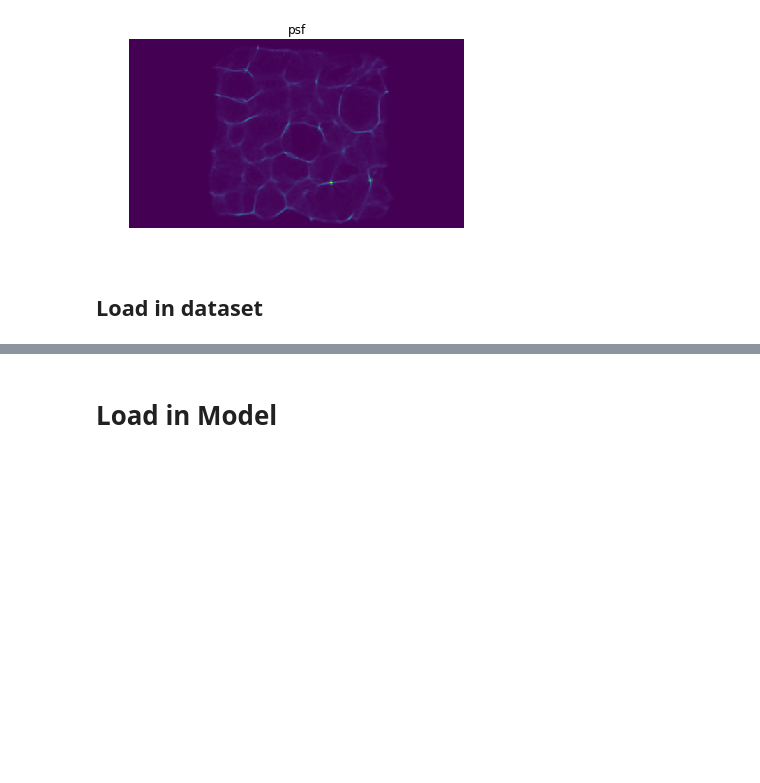
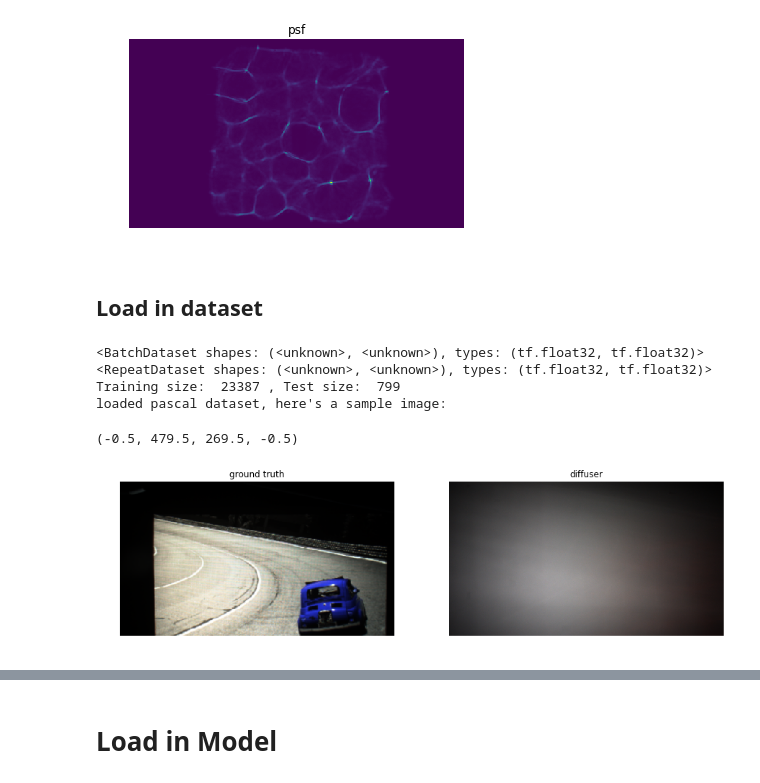
Before and after one commit to jyurtsever/DiffuserCam-ML, a Jupyter notebook: ADMM_tf.ipynb, the cells around one changed output, grey strips where cells are left out. Cells and saved outputs as stored; diff of their text form; code cells hidden in the pictures; blank space fills up the shorter version.

```diff
--- a/ADMM_tf.ipynb
+++ b/ADMM_tf.ipynb
@@ -3,7 +3,7 @@ import tensorflow as tf
 
 %load_ext autoreload
 %autoreload 2
-tfe = tf.contrib.eager
+# tfe = tf.contrib.eager
 import tensorflow.contrib.eager as tfe
 
 import matplotlib.pyplot as plt
@@ -16,11 +16,11 @@ import skimage
 import scipy.io
 from skimage.transform import rescale
 
-from functions_for_Josh import *
+from ADMM_tf_utils import *
 #from admm_rgb import *
 #from model_unrolled_layered import *
 
-import model_color as my_model_color
+# import model_color as my_model_color
 
 import scipy
 import sys
@@ -37,7 +40,7 @@ if eager_enabled == True:
 config = tf.ConfigProto()
 os.environ["CUDA_VISIBLE_DEVICES"]="3"
 # %%
-opts = {'psf_file': '/media/hongdata/Kristina/DiffuserLearningData/12_3_2018/data/psf_white_LED_Nick.tiff',
+opts = {'psf_file': '../recon_files/psf_white_LED_Nick.tiff',
         'down_sizing': 4,
        }
 # %% [markdown]
@@ -68,45 +71,54 @@ train_batch_size = 1
 test_batch_size = 1
 # %%
 ## Create dataset
-csv_file_path = '/media/midoridata/Kristina/mirflickr25k/dataset_12_12_short.csv';
-csv_file_path_test = '/media/midoridata/Kristina/mirflickr25k/dataset_12_12_test_short.csv';
+csv_file_path = '../mirflickr25k/train_data_names.csv';
+csv_file_path_test = '../mirflickr25k/test_data_names.csv';
+'../mirflickr25k/gt_images_2_14_auto/'
+dataset_train, len_train_dataset = make_dataset(csv_file_path, opts['down_sizing'] );
 
-dataset_train, len_train_dataset = make_dataset(csv_file_path, opts['down_sizing'] );
 dataset_test, len_test_dataset = make_dataset(csv_file_path_test, opts['down_sizing']);
 
 dataset_test = dataset_test.batch(batch_size=test_batch_size)
 dataset_train = dataset_train.batch(batch_size=train_batch_size)
+print(dataset_train)
 
 dataset_test = dataset_test.repeat()
 dataset_train = dataset_train.repeat()
-
+print(dataset_train)
 
 ## Make iterator and show exampled of an image
 if eager_enabled == False: # Make compatible with graphs
     sess = tf.Session()
     train_iterator = tf.data.Dataset.make_one_shot_iterator(dataset_train)
     test_iterator = tf.data.Dataset.make_one_shot_iterator(dataset_test)
 
 
 
     train_iterator_handle = sess.run(train_iterator.string_handle())
     test_iterator_handle = sess.run(test_iterator.string_handle())
 
     handle = tf.placeholder(tf.string, shape=[])
 
     iterator = tf.data.Iterator.from_string_handle(handle, train_iterator.output_types)
 
     next_element = iterator.get_next()
 
     image, label = sess.run(next_element, feed_dict={handle: train_iterator_handle})
 
 else:
-        for image, label in tfe.Iterator(dataset_train):
-            im1 = image;
-            break
+    for image, label in tfe.Iterator(dataset_train):
+        im1 = image;
+        break
 
 print('Training size: ', len_train_dataset, ', Test size: ', len_test_dataset)
 print('loaded pascal dataset, here\'s a sample image:')
 plt.figure(figsize=(15,15))
 plt.subplot(1,2,1); plt.imshow(preplot(label[0])); plt.title('ground truth'); plt.axis('off')
 plt.subplot(1,2,2); plt.imshow(preplot(image[0])); plt.title('diffuser'); plt.axis('off')
+# %% [output]
+<BatchDataset shapes: (<unknown>, <unknown>), types: (tf.float32, tf.float32)>
+<RepeatDataset shapes: (<unknown>, <unknown>), types: (tf.float32, tf.float32)>
+Training size:  23387 , Test size:  799
+loaded pascal dataset, here's a sample image:
+(-0.5, 479.5, 269.5, -0.5)
+[figure, added]
```
Also changed, not shown: parts of 8 cells of this notebook, 2 other files.
